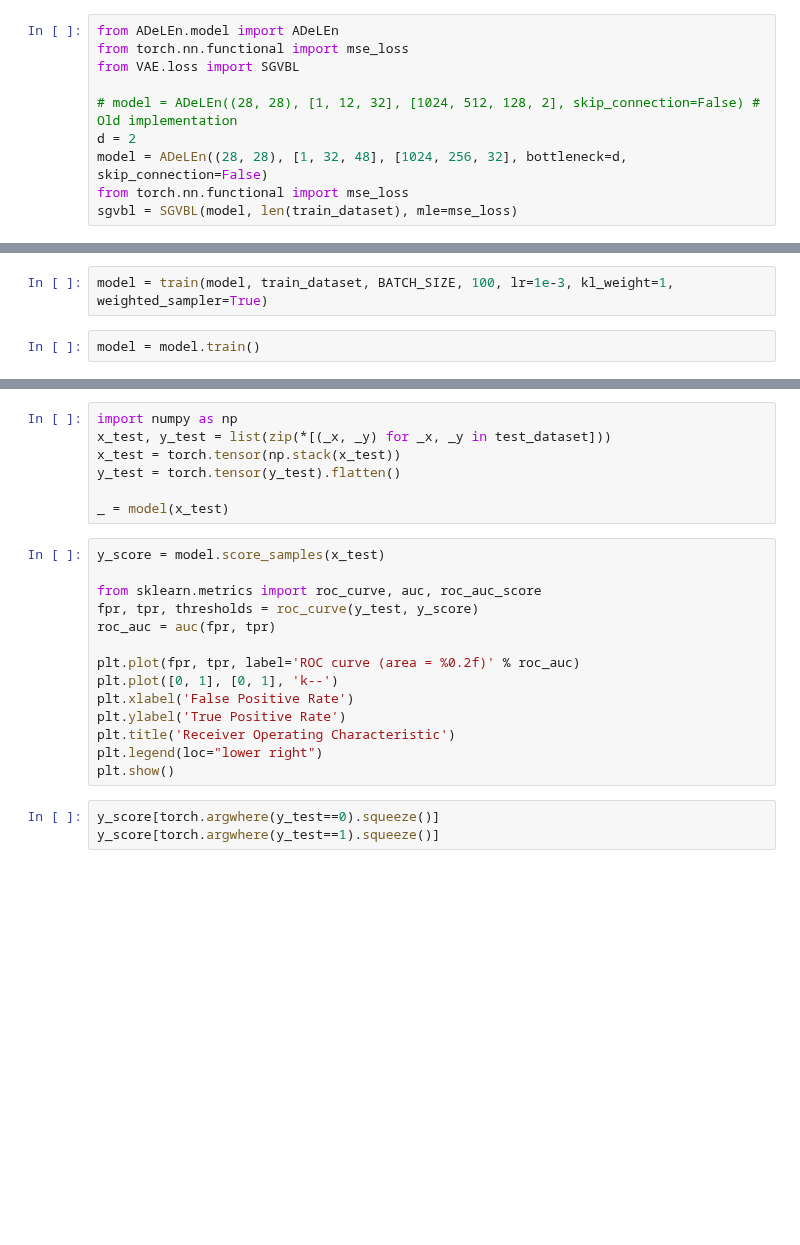
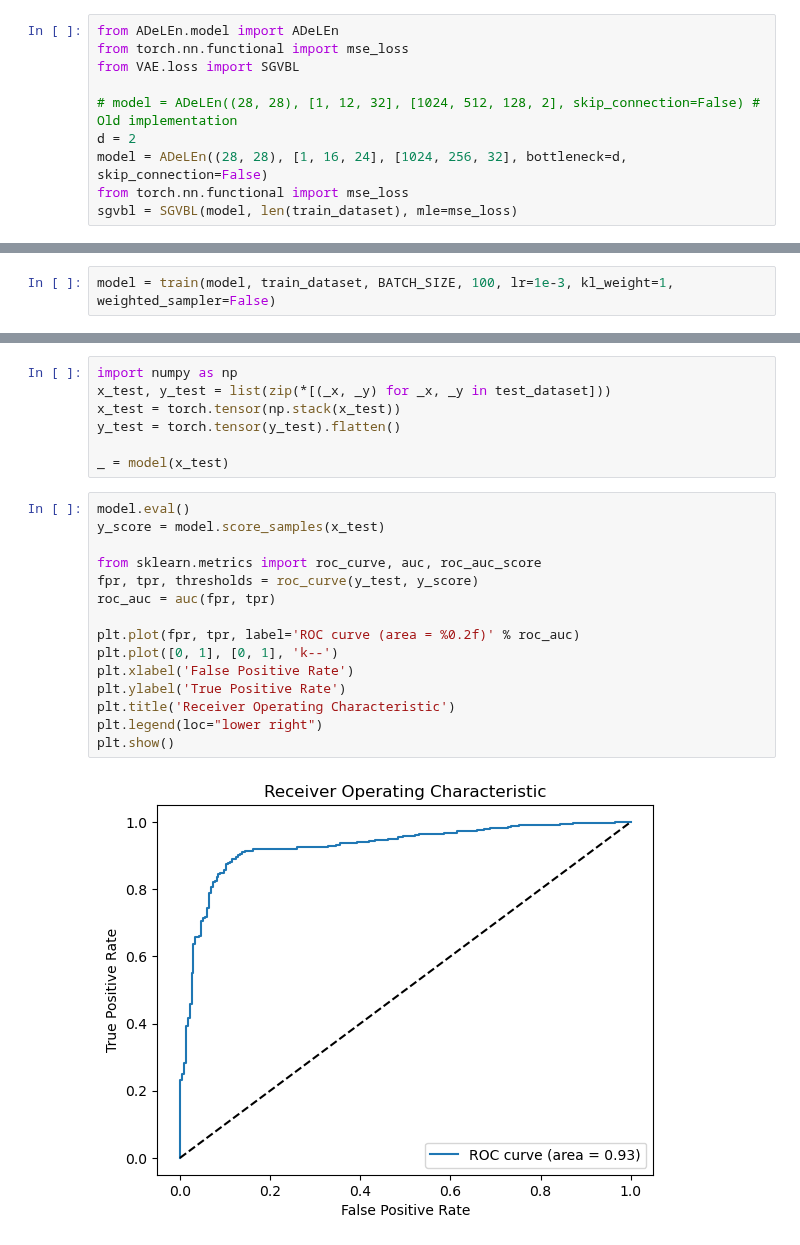
Before and after one commit to SolidusAbi/ADeLEn, a Jupyter notebook: notebooks/medmnist.ipynb, the cells around one changed output, grey strips where cells are left out. Cells and saved outputs as stored; diff of their text form; blank space fills up the shorter version.

Commit message:
Prepared the test for the supervised experiment

```diff
--- a/notebooks/medmnist.ipynb
+++ b/notebooks/medmnist.ipynb
@@ -46,7 +55,7 @@ from VAE.loss import SGVBL
 
 # model = ADeLEn((28, 28), [1, 12, 32], [1024, 512, 128, 2], skip_connection=False) # Old implementation
 d = 2
-model = ADeLEn((28, 28), [1, 32, 48], [1024, 256, 32], bottleneck=d, skip_connection=False)
+model = ADeLEn((28, 28), [1, 16, 24], [1024, 256, 32], bottleneck=d, skip_connection=False)
 from torch.nn.functional import mse_loss
 sgvbl = SGVBL(model, len(train_dataset), mle=mse_loss)
 # %% [markdown]
@@ -103,9 +112,7 @@ def train(model, dataset, batch_size, n_epochs, lr=1e-3, kl_weight=1, weighted_s
 
     return model.eval().cpu()
 # %%
-model = train(model, train_dataset, BATCH_SIZE, 100, lr=1e-3, kl_weight=1, weighted_sampler=True)
+model = train(model, train_dataset, BATCH_SIZE, 100, lr=1e-3, kl_weight=1, weighted_sampler=False)
-# %%
-model = model.train()
 # %% [markdown]
 # Result
 # %%
@@ -253,22 +279,22 @@ y_test = torch.tensor(y_test).flatten()
 
 _ = model(x_test)
 # %%
+model.eval()
 y_score = model.score_samples(x_test)
 
 from sklearn.metrics import roc_curve, auc, roc_auc_score
 fpr, tpr, thresholds = roc_curve(y_test, y_score)
 roc_auc = auc(fpr, tpr)
 
 plt.plot(fpr, tpr, label='ROC curve (area = %0.2f)' % roc_auc)
 plt.plot([0, 1], [0, 1], 'k--')
 plt.xlabel('False Positive Rate')
 plt.ylabel('True Positive Rate')
 plt.title('Receiver Operating Characteristic')
 plt.legend(loc="lower right")
 plt.show()
+# %% [output]
+[figure, added]
-# %%
-y_score[torch.argwhere(y_test==0).squeeze()]
-y_score[torch.argwhere(y_test==1).squeeze()]
 # %%
 plt.hist(y_score[torch.argwhere(y_test==0).squeeze()], bins=10, alpha=.5, label='normal')
 plt.hist(y_score[torch.argwhere(y_test==1).squeeze()], bins=10, alpha=.5, label='anomaly')
```
Also changed, not shown: parts of 16 cells of this notebook, 13 other files.
